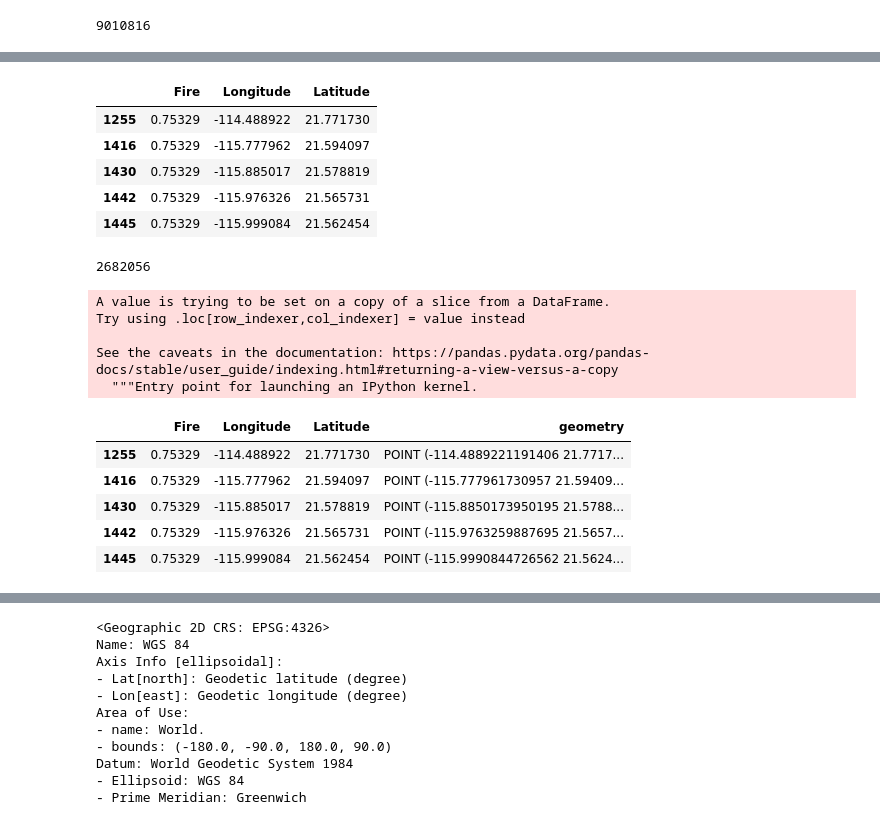
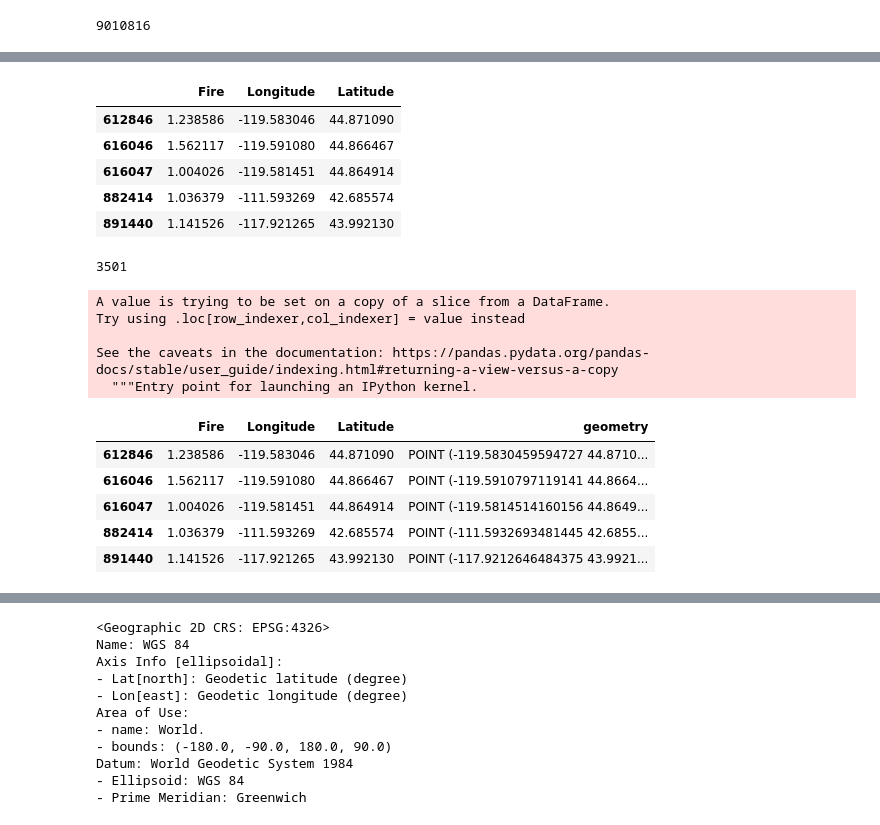
Before and after one commit to eisenerz108/rudimentary-fire-detection-algorithm-for-the-VIIRS-sensor-onboard-Suomi-NPP-satellite, a Jupyter notebook: ororatech-task.ipynb, the cells around one changed output, grey strips where cells are left out. Cells and saved outputs as stored; diff of their text form; code cells hidden in the pictures.

```diff
--- a/ororatech-task.ipynb
+++ b/ororatech-task.ipynb
@@ -341,17 +305,17 @@ fire_location_df_v1.head()
 # %%
-actual_anomaly = fire_location_df_v1.loc[fire_location_df_v1['Fire'] >= 0.75]
+actual_anomaly = fire_location_df_v1.loc[fire_location_df_v1['Fire'] >= 0.85]
 actual_anomaly.head()
 # %% [output]
 |  | Fire | Longitude | Latitude |
-| 1255 | 0.75329 | -114.488922 | 21.771730 |
-| 1416 | 0.75329 | -115.777962 | 21.594097 |
-| 1430 | 0.75329 | -115.885017 | 21.578819 |
-| 1442 | 0.75329 | -115.976326 | 21.565731 |
-| 1445 | 0.75329 | -115.999084 | 21.562454 |
+| 612846 | 1.238586 | -119.583046 | 44.871090 |
+| 616046 | 1.562117 | -119.591080 | 44.866467 |
+| 616047 | 1.004026 | -119.581451 | 44.864914 |
+| 882414 | 1.036379 | -111.593269 | 42.685574 |
+| 891440 | 1.141526 | -117.921265 | 43.992130 |
 # %%
 len(actual_anomaly)
 # %% [output]
-2682056
+3501
 # %%
 actual_anomaly['geometry'] = [Point(x,y) for x,y in zip(actual_anomaly['Longitude'], actual_anomaly['Latitude'])]
 actual_anomaly.head()
@@ -362,11 +326,11 @@ Try using .loc[row_indexer,col_indexer] = value instead
 See the caveats in the documentation: https://pandas.pydata.org/pandas-docs/stable/user_guide/indexing.html#returning-a-view-versus-a-copy
   """Entry point for launching an IPython kernel.
 |  | Fire | Longitude | Latitude | geometry |
-| 1255 | 0.75329 | -114.488922 | 21.771730 | POINT (-114.4889221191406 21.7717... |
-| 1416 | 0.75329 | -115.777962 | 21.594097 | POINT (-115.777961730957 21.59409... |
-| 1430 | 0.75329 | -115.885017 | 21.578819 | POINT (-115.8850173950195 21.5788... |
-| 1442 | 0.75329 | -115.976326 | 21.565731 | POINT (-115.9763259887695 21.5657... |
-| 1445 | 0.75329 | -115.999084 | 21.562454 | POINT (-115.9990844726562 21.5624... |
+| 612846 | 1.238586 | -119.583046 | 44.871090 | POINT (-119.5830459594727 44.8710... |
+| 616046 | 1.562117 | -119.591080 | 44.866467 | POINT (-119.5910797119141 44.8664... |
+| 616047 | 1.004026 | -119.581451 | 44.864914 | POINT (-119.5814514160156 44.8649... |
+| 882414 | 1.036379 | -111.593269 | 42.685574 | POINT (-111.5932693481445 42.6855... |
+| 891440 | 1.141526 | -117.921265 | 43.992130 | POINT (-117.9212646484375 43.9921... |
 # %%
 geo = gpd.GeoDataFrame(data=actual_anomaly, geometry=actual_anomaly['geometry'])
 # %%
```
Also changed, not shown: parts of 17 cells of this notebook, 1 other file.
